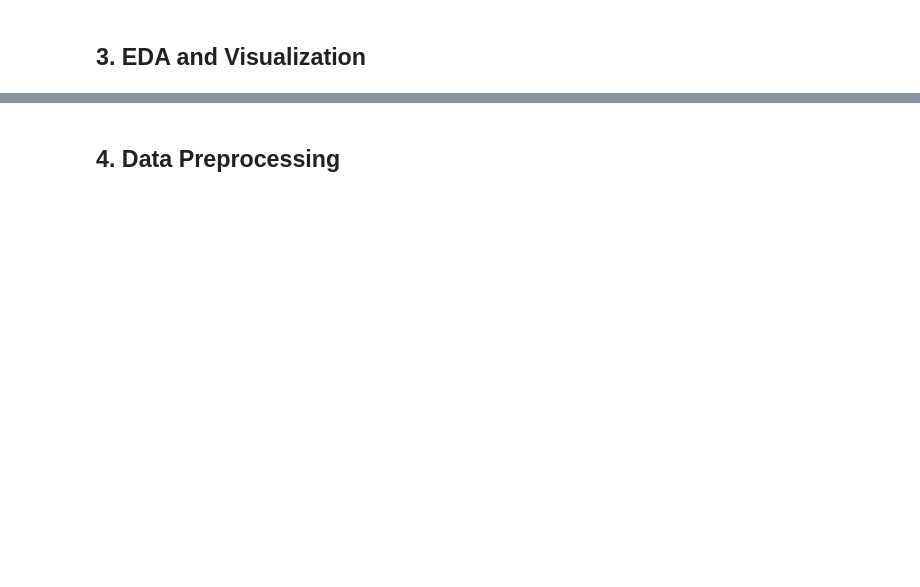
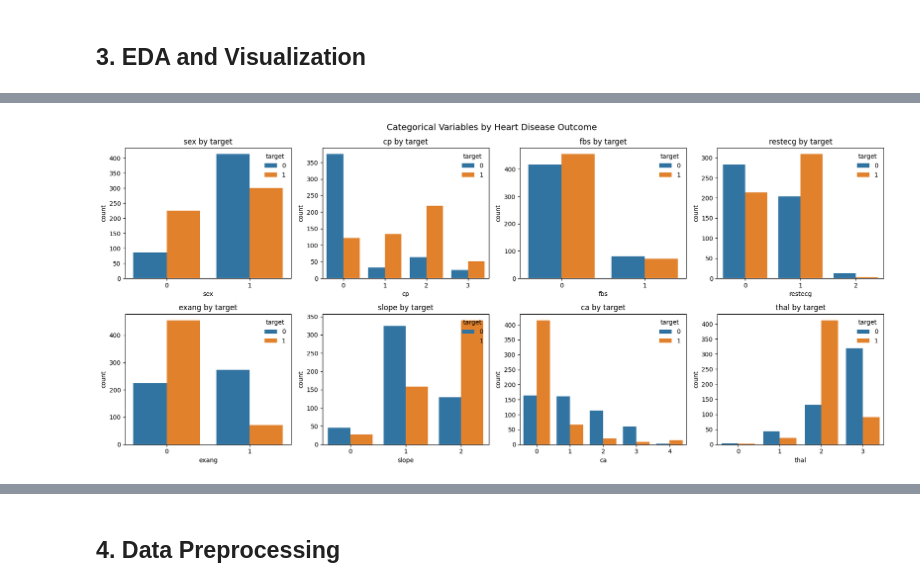
Before and after one commit to TORlN/ML-Final-Project, a Jupyter notebook: Final_Project.ipynb, the cells around one changed output, grey strips where cells are left out. Cells and saved outputs as stored; diff of their text form; code cells hidden in the pictures; blank space fills up the shorter version.

```diff
--- a/Final_Project.ipynb
+++ b/Final_Project.ipynb
@@ -110,0 +237,14 @@ dtype: int64
+# %%
+fig, axes = plt.subplots(2, 4, figsize=(18,8))
+axes = axes.flatten()
+for i, col in enumerate(cat_cols):
+    sns.countplot(data=df, x=col, hue='target', ax=axes[i],
+                  order=sorted(df[col].unique()))
+    axes[i].set_title(f'{col} by target')
+    axes[i].legend(title='target', loc='upper right', frameon=False)
+
+plt.suptitle("Categorical Variables by Heart Disease Outcome", fontsize=14)
+plt.tight_layout()
+plt.show()
+# %% [output]
+[figure, added]
```
Also changed, not shown: parts of 29 cells of this notebook, 1 other file.
